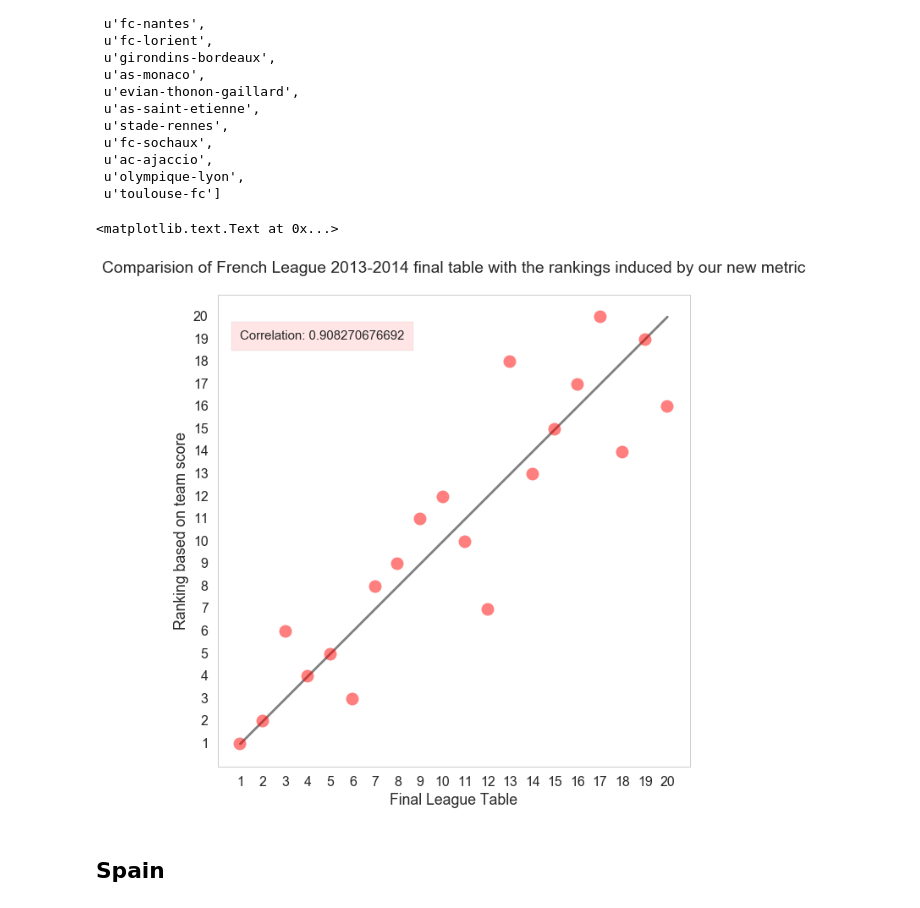
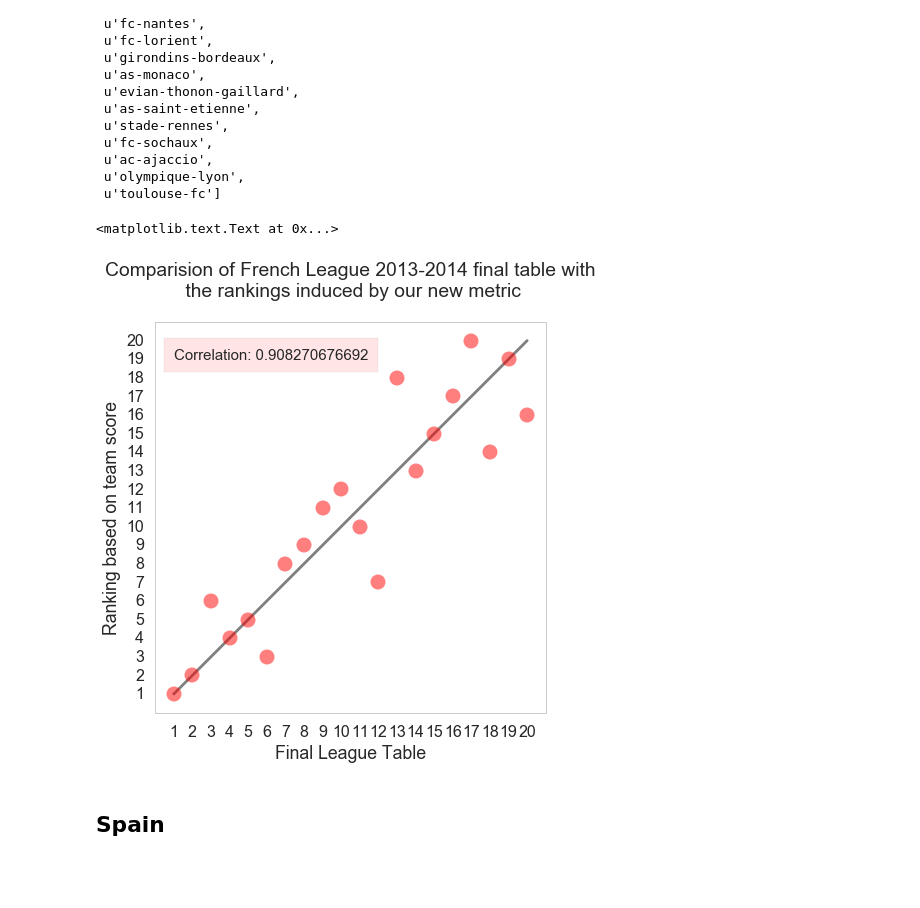
Before and after one commit to cs109-FIFA/cs109-FIFA, a Jupyter notebook: Plots/Plotting_bis.ipynb, the cells around one changed output. Drawn from its saved outputs; the diff is of its cells as text; code cells hidden in the pictures; blank space fills up the shorter version.

```diff
--- a/Plots/Plotting_bis.ipynb
+++ b/Plots/Plotting_bis.ipynb
@@ -688,6 +743,8 @@ p1.set_xticklabels(list(set(years)),rotation=60)
 # %%
+sns.set_style("whitegrid")
+sns.set_context({"figure.figsize": (6, 6)})
 p2 = sns.barplot(x = list(set(years)), y = tot, color = 'green',alpha = 0.5)
-p2.set_title('Aggregated Amount Spent per Year for Transfers in the All-Time Top 115')
+p2.set_title('Aggregated Amount Spent per Year for\n Transfers in the All-Time Top 115\n')
 p2.set_xlabel("Years")
 p2.set_ylabel('Millions ($)')
 p2.spines['right'].set_color('none')
@@ -769,7 +826,7 @@ for t in rk.keys():
 corr = pearsonr(x,y)[0]
 
 sns.set_style("whitegrid")
-sns.set_context({"figure.figsize": (10, 10)})
+sns.set_context({"figure.figsize": (7, 7)})
 
 plt.plot(range(1,21),range(1,21),color='grey',alpha=1)
 plt.plot(x,y,'o',markersize=15)
@@ -781,6 +838,6 @@ plt.yticks(range(1,21))
 plt.grid(False)
 plt.ylabel('Ranking based on team score')
 plt.xlabel('Final League Table')
-plt.title('Comparision of BPL 2012-2013 final table with the rankings induced by our new metric\n')
+plt.title('Comparision of BPL 2012-2013 final table with\n the rankings induced by our new metric\n')
 # %% [output]
 <matplotlib.text.Text at 0x...>
@@ -836,11 +893,11 @@ for t in rk.keys():
 corr = pearsonr(x,y)[0]
 
 sns.set_style("whitegrid")
-sns.set_context({"figure.figsize": (10, 10)})
+sns.set_context({"figure.figsize": (7, 7)})
 
 plt.plot(range(1,21),range(1,21),color='grey',alpha=1)
 plt.plot(x,y,'o',markersize=15)
-plt.text(1,19,'Correlation: %s' % (corr),bbox={'facecolor':'red', 'alpha':0.1, 'pad':10},fontsize = 15)
+plt.text(1,17,'Correlation: %s' % (corr),bbox={'facecolor':'red', 'alpha':0.1, 'pad':10},fontsize = 15)
 plt.xlim(0,21)
 plt.ylim(0,21)
 plt.xticks(range(1,21))
@@ -848,6 +905,6 @@ plt.yticks(range(1,21))
 plt.grid(False)
 plt.ylabel('Ranking based on team score')
 plt.xlabel('Final League Table')
-plt.title('Comparision of BPL 2013-2014 final table with the rankings induced by our new metric\n')
+plt.title('Comparision of BPL 2013-2014 final table with\n the rankings induced by our new metric\n')
 # %% [output]
 <matplotlib.text.Text at 0x...>
@@ -905,7 +962,7 @@ for t in rk.keys():
 corr = pearsonr(x,y)[0]
 
 sns.set_style("whitegrid")
-sns.set_context({"figure.figsize": (10, 10)})
+sns.set_context({"figure.figsize": (7, 7)})
 
 plt.plot(range(1,21),range(1,21),color='gray',alpha=1)
 plt.plot(x,y,'o',color='red',alpha=0.5,markersize=15)
@@ -917,6 +974,6 @@ plt.yticks(range(1,21))
 plt.grid(False)
 plt.ylabel('Ranking based on team score')
 plt.xlabel('Final League Table')
-plt.title('Comparision of French League 2012-2013 final table with the rankings induced by our new metric\n')
+plt.title('Comparision of French League 2012-2013 final table with\n the rankings induced by our new metric\n')
 # %% [output]
 <matplotlib.text.Text at 0x...>
@@ -981,36 +1038,36 @@ final_ranking[u'ac-ajaccio'] = 20
 final_ranking[u'olympique-lyon'] = 5
 final_ranking[u'fc-lorient'] = 8
 
 rk = {}
 for t in final_ranking.keys():
     rk[t] = 20-list(np.sort(team_values.values())).index(team_values[t])
 
 from scipy.stats.stats import pearsonr
 x = []
 y = []
 for t in rk.keys():
     x.append(final_ranking[t])
     y.append(rk[t])
 
 corr = pearsonr(x,y)[0]
 
 sns.set_style("whitegrid")
-sns.set_context({"figure.figsize": (10, 10)})
+sns.set_context({"figure.figsize": (7, 7)})
 
 plt.plot(range(1,21),range(1,21),color='gray',alpha=1)
 plt.plot(x,y,'o',color='red',alpha=0.5,markersize=15)
 plt.text(1,19,'Correlation: %s' % (corr),bbox={'facecolor':'red', 'alpha':0.1, 'pad':10},fontsize = 15)
 plt.xlim(0,21)
 plt.ylim(0,21)
 plt.xticks(range(1,21))
 plt.yticks(range(1,21))
 plt.grid(False)
 plt.ylabel('Ranking based on team score')
 plt.xlabel('Final League Table')
-plt.title('Comparision of French League 2013-2014 final table with the rankings induced by our new metric\n')
+plt.title('Comparision of French League 2013-2014 final table with\n the rankings induced by our new metric\n')
 # %% [output]
 <matplotlib.text.Text at 0x...>
-[figure, old version]
+[figure, new version]
 # %% [markdown]
 ## Spain
 # %% [markdown]
```
Also changed, not shown: parts of 25 cells of this notebook, 2 other files.
